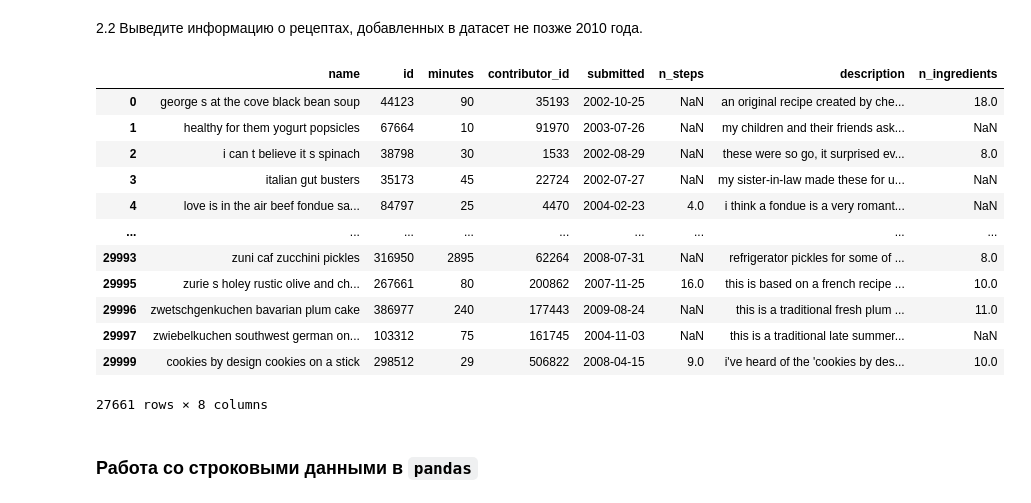
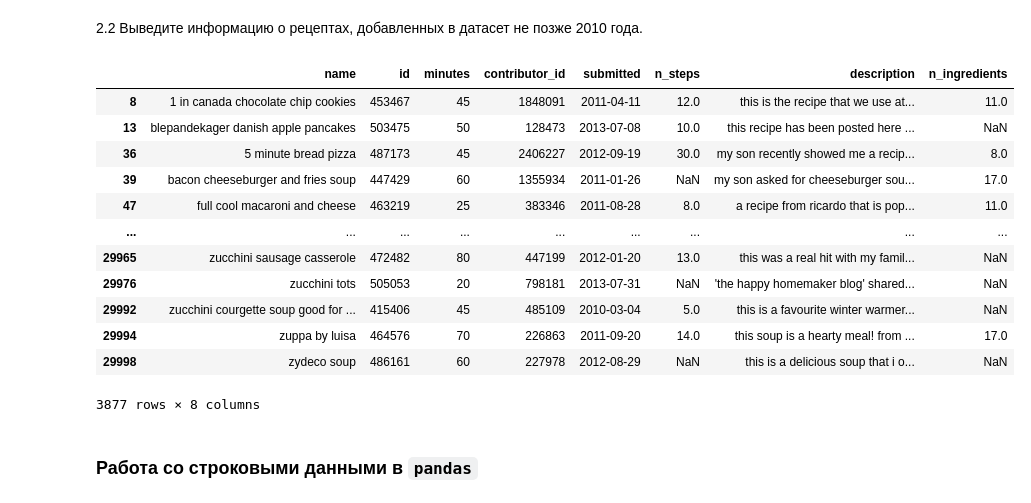
Before and after one commit to inmyfavor/Laboratornaya-rabota-2, a Jupyter notebook: 02_pandas_Фамилия_Имя_в2.ipynb, the cells around one changed output. Drawn from its saved outputs; the diff is of its cells as text; code cells hidden in the pictures.

```diff
--- a/02_pandas_Фамилия_Имя_в2.ipynb
+++ b/02_pandas_Фамилия_Имя_в2.ipynb
@@ -256,21 +263,21 @@ Name: submitted, Length: 30000, dtype: datetime64[ns]
 # %% [markdown]
 2.2 Выведите информацию о рецептах, добавленных в датасет не позже 2010 года.
 # %%
-recipes[recipes.submitted.dt.year < 2011]
+recipes[recipes.submitted.dt.year >= 2010]
 # %% [output]
 |  | name | id | minutes | contributor_id | submitted | n_steps | description | n_ingredients |
-| 0 | george s at the cove black bean soup | 44123 | 90 | 35193 | 2002-10-25 | NaN | an original recipe created by che... | 18.0 |
-| 1 | healthy for them yogurt popsicles | 67664 | 10 | 91970 | 2003-07-26 | NaN | my children and their friends ask... | NaN |
-| 2 | i can t believe it s spinach | 38798 | 30 | 1533 | 2002-08-29 | NaN | these were so go, it surprised ev... | 8.0 |
-| 3 | italian gut busters | 35173 | 45 | 22724 | 2002-07-27 | NaN | my sister-in-law made these for u... | NaN |
-| 4 | love is in the air beef fondue sa... | 84797 | 25 | 4470 | 2004-02-23 | 4.0 | i think a fondue is a very romant... | NaN |
+| 8 | 1 in canada chocolate chip cookies | 453467 | 45 | 1848091 | 2011-04-11 | 12.0 | this is the recipe that we use at... | 11.0 |
+| 13 | blepandekager danish apple pancakes | 503475 | 50 | 128473 | 2013-07-08 | 10.0 | this recipe has been posted here ... | NaN |
+| 36 | 5 minute bread pizza | 487173 | 45 | 2406227 | 2012-09-19 | 30.0 | my son recently showed me a recip... | 8.0 |
+| 39 | bacon cheeseburger and fries soup | 447429 | 60 | 1355934 | 2011-01-26 | NaN | my son asked for cheeseburger sou... | 17.0 |
+| 47 | full cool macaroni and cheese | 463219 | 25 | 383346 | 2011-08-28 | 8.0 | a recipe from ricardo that is pop... | 11.0 |
 | ... | ... | ... | ... | ... | ... | ... | ... | ... |
-| 29993 | zuni caf zucchini pickles | 316950 | 2895 | 62264 | 2008-07-31 | NaN | refrigerator pickles for some of ... | 8.0 |
-| 29995 | zurie s holey rustic olive and ch... | 267661 | 80 | 200862 | 2007-11-25 | 16.0 | this is based on a french recipe ... | 10.0 |
-| 29996 | zwetschgenkuchen bavarian plum cake | 386977 | 240 | 177443 | 2009-08-24 | NaN | this is a traditional fresh plum ... | 11.0 |
-| 29997 | zwiebelkuchen southwest german on... | 103312 | 75 | 161745 | 2004-11-03 | NaN | this is a traditional late summer... | NaN |
-| 29999 | cookies by design cookies on a stick | 298512 | 29 | 506822 | 2008-04-15 | 9.0 | i've heard of the 'cookies by des... | 10.0 |
+| 29965 | zucchini sausage casserole | 472482 | 80 | 447199 | 2012-01-20 | 13.0 | this was a real hit with my famil... | NaN |
+| 29976 | zucchini tots | 505053 | 20 | 798181 | 2013-07-31 | NaN | 'the happy homemaker blog' shared... | NaN |
+| 29992 | zucchini courgette soup good for ... | 415406 | 45 | 485109 | 2010-03-04 | 5.0 | this is a favourite winter warmer... | NaN |
+| 29994 | zuppa by luisa | 464576 | 70 | 226863 | 2011-09-20 | 14.0 | this soup is a hearty meal! from ... | 17.0 |
+| 29998 | zydeco soup | 486161 | 60 | 227978 | 2012-08-29 | NaN | this is a delicious soup that i o... | NaN |
-27661 rows × 8 columns
+3877 rows × 8 columns
 # %% [markdown]
 ### Работа со строковыми данными в `pandas`
 # %% [markdown]
```
Also changed, not shown: parts of 20 cells of this notebook, 2 other files.
